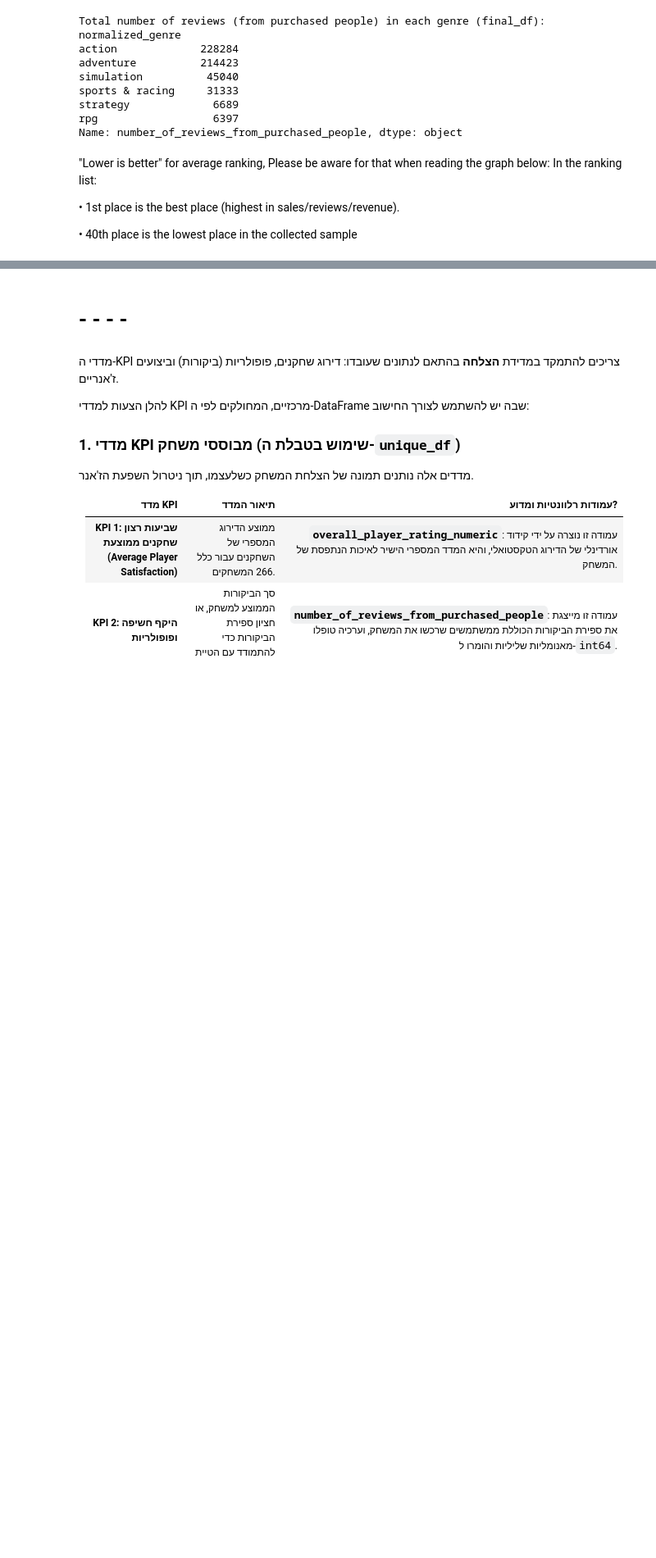
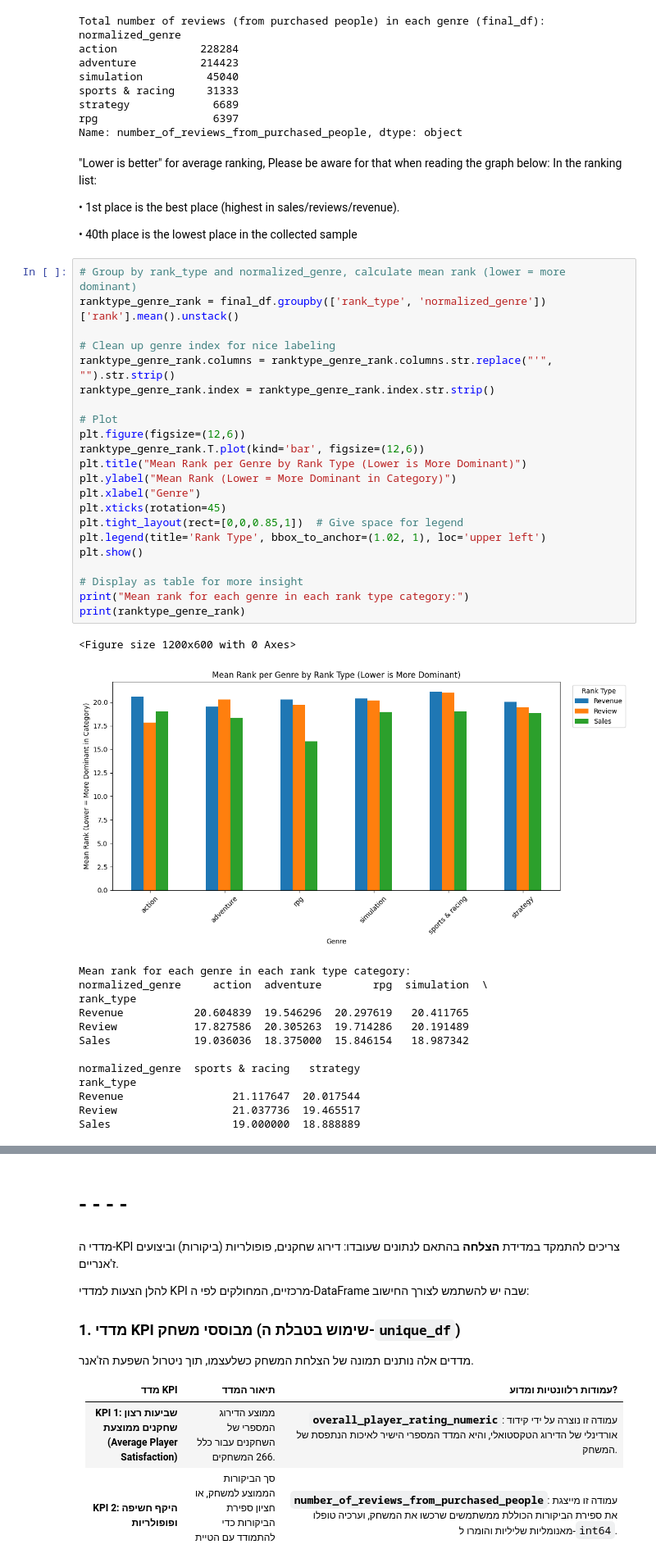
Before and after one commit to OfirBH/Steam_Final_Project, a Jupyter notebook: steam_final_project.ipynb, the cells around one changed output, grey strips where cells are left out. Shown at 82% size. Saved outputs shown, nothing was run; the diff lists cells and outputs as text; blank space fills up the shorter version.

```diff
--- a/steam_final_project.ipynb
+++ b/steam_final_project.ipynb
@@ -998,6 +1117,43 @@ In the ranking list:
 • 1st place is the best place (highest in sales/reviews/revenue).
 
 • 40th place is the lowest place in the collected sample
+# %%
+# Group by rank_type and normalized_genre, calculate mean rank (lower = more dominant)
+ranktype_genre_rank = final_df.groupby(['rank_type', 'normalized_genre'])['rank'].mean().unstack()
+
+# Clean up genre index for nice labeling
+ranktype_genre_rank.columns = ranktype_genre_rank.columns.str.replace("'", "").str.strip()
+ranktype_genre_rank.index = ranktype_genre_rank.index.str.strip()
+
+# Plot
+plt.figure(figsize=(12,6))
+ranktype_genre_rank.T.plot(kind='bar', figsize=(12,6))
+plt.title("Mean Rank per Genre by Rank Type (Lower is More Dominant)")
+plt.ylabel("Mean Rank (Lower = More Dominant in Category)")
+plt.xlabel("Genre")
+plt.xticks(rotation=45)
+plt.tight_layout(rect=[0,0,0.85,1])  # Give space for legend
+plt.legend(title='Rank Type', bbox_to_anchor=(1.02, 1), loc='upper left')
+plt.show()
+
+# Display as table for more insight
+print("Mean rank for each genre in each rank type category:")
+print(ranktype_genre_rank)
+# %% [output]
+<Figure size 1200x600 with 0 Axes>
+[figure, added]
+Mean rank for each genre in each rank type category:
+normalized_genre     action  adventure        rpg  simulation  \
+rank_type
+Revenue           20.604839  19.546296  20.297619   20.411765
+Review            17.827586  20.305263  19.714286   20.191489
+Sales             19.036036  18.375000  15.846154   18.987342
+
+normalized_genre  sports & racing   strategy
+rank_type
+Revenue                 21.117647  20.017544
+Review                  21.037736  19.465517
+Sales                   19.000000  18.888889
 # %%
 #3 analysing the rating type: (rank_type (Sales, Revenue, Reviews) vs. normalized_genre)
 
```
Also changed, not shown: parts of 7 cells of this notebook.
